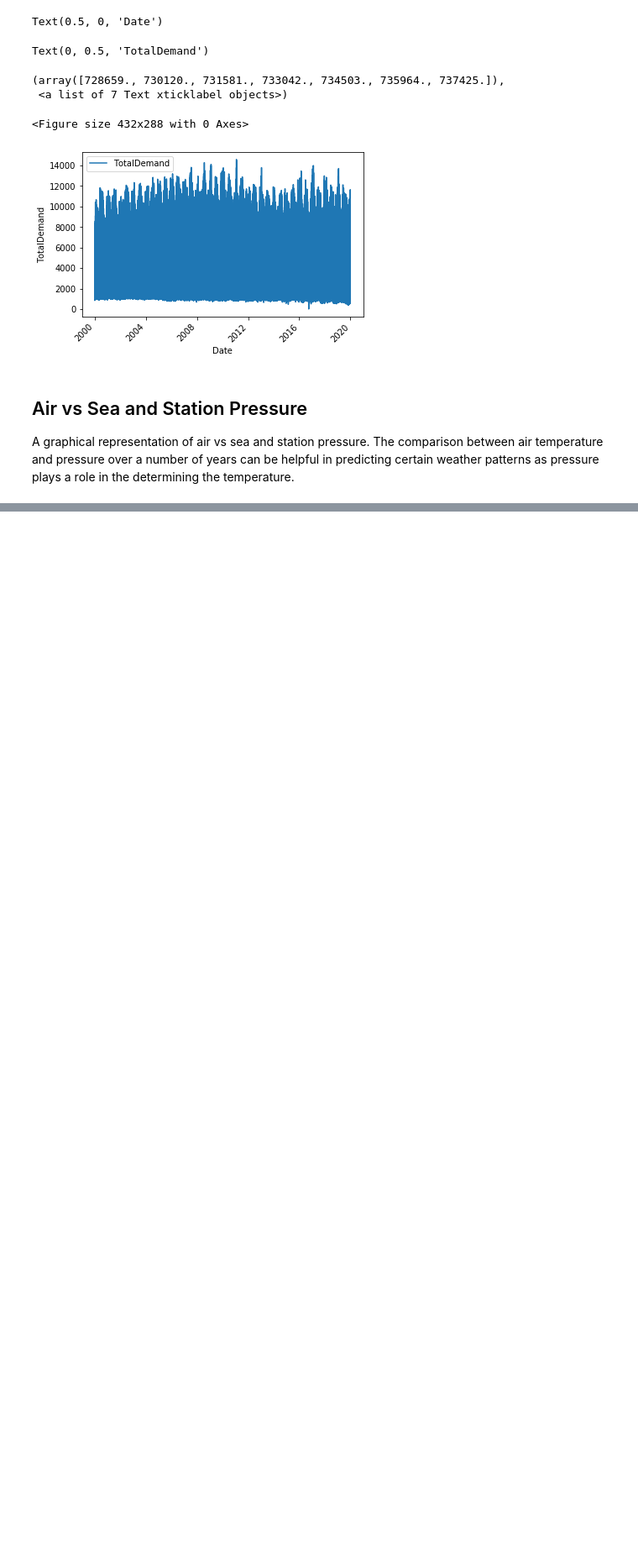
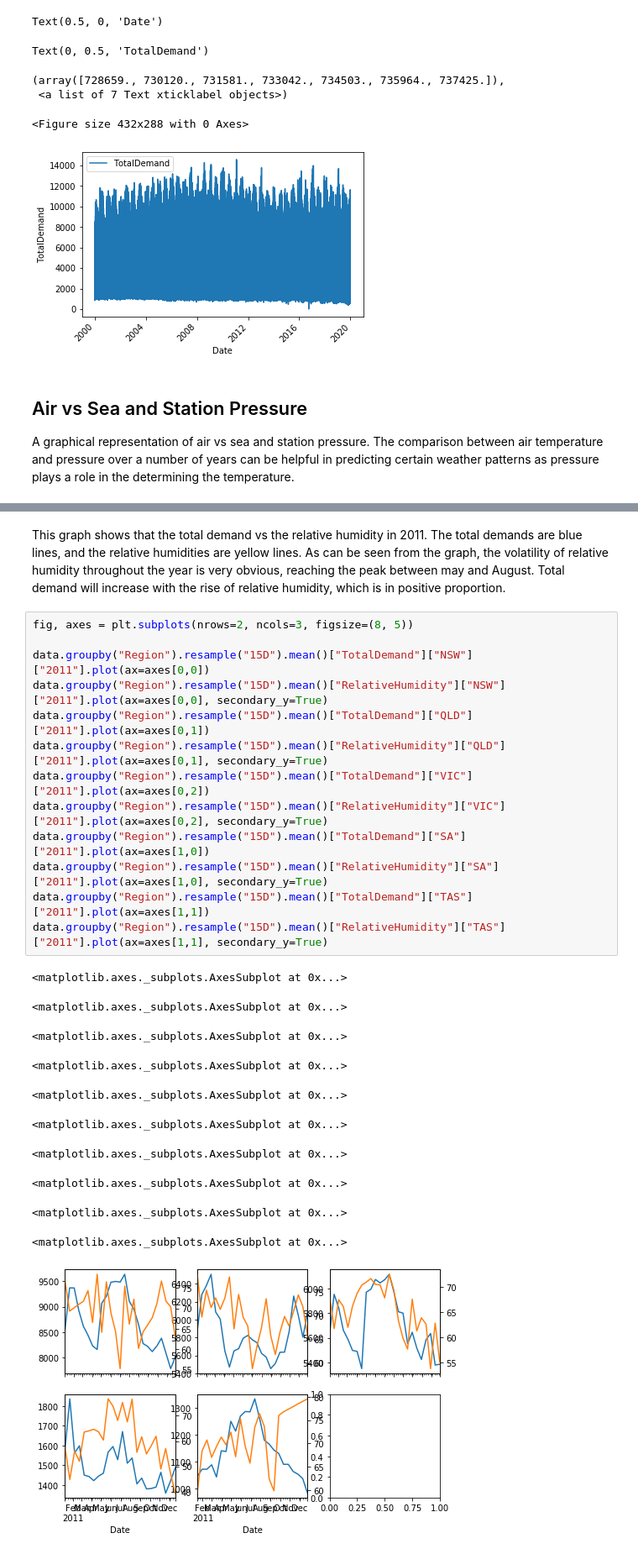
Before and after one commit to KamWithK/Temp2Enrgy, a Jupyter notebook: src/Graphs and Stats.ipynb, the cells around one changed output, grey strips where cells are left out. Shown: that part at 84% size. Saved outputs shown, nothing was run; the diff lists cells and outputs as text; blank space fills up the shorter version.

```diff
--- a/src/Graphs and Stats.ipynb
+++ b/src/Graphs and Stats.ipynb
@@ -137,0 +231,30 @@ plt.show()
+# %% [markdown]
+This graph shows that the total demand vs the relative humidity in 2011.
+The total demands are blue lines, and the relative humidities are yellow lines.
+As can be seen from the graph, the volatility of relative humidity throughout the year is very obvious, reaching the peak between may and August.
+Total demand will increase with the rise of relative humidity, which is in positive proportion.
+# %%
+fig, axes = plt.subplots(nrows=2, ncols=3, figsize=(8, 5))
+
+data.groupby("Region").resample("15D").mean()["TotalDemand"]["NSW"]["2011"].plot(ax=axes[0,0])
+data.groupby("Region").resample("15D").mean()["RelativeHumidity"]["NSW"]["2011"].plot(ax=axes[0,0], secondary_y=True)
+data.groupby("Region").resample("15D").mean()["TotalDemand"]["QLD"]["2011"].plot(ax=axes[0,1])
+data.groupby("Region").resample("15D").mean()["RelativeHumidity"]["QLD"]["2011"].plot(ax=axes[0,1], secondary_y=True)
+data.groupby("Region").resample("15D").mean()["TotalDemand"]["VIC"]["2011"].plot(ax=axes[0,2])
+data.groupby("Region").resample("15D").mean()["RelativeHumidity"]["VIC"]["2011"].plot(ax=axes[0,2], secondary_y=True)
+data.groupby("Region").resample("15D").mean()["TotalDemand"]["SA"]["2011"].plot(ax=axes[1,0])
+data.groupby("Region").resample("15D").mean()["RelativeHumidity"]["SA"]["2011"].plot(ax=axes[1,0], secondary_y=True)
+data.groupby("Region").resample("15D").mean()["TotalDemand"]["TAS"]["2011"].plot(ax=axes[1,1])
+data.groupby("Region").resample("15D").mean()["RelativeHumidity"]["TAS"]["2011"].plot(ax=axes[1,1], secondary_y=True)
+# %% [output]
+<matplotlib.axes._subplots.AxesSubplot at 0x...>
+<matplotlib.axes._subplots.AxesSubplot at 0x...>
+<matplotlib.axes._subplots.AxesSubplot at 0x...>
+<matplotlib.axes._subplots.AxesSubplot at 0x...>
+<matplotlib.axes._subplots.AxesSubplot at 0x...>
+<matplotlib.axes._subplots.AxesSubplot at 0x...>
+<matplotlib.axes._subplots.AxesSubplot at 0x...>
+<matplotlib.axes._subplots.AxesSubplot at 0x...>
+<matplotlib.axes._subplots.AxesSubplot at 0x...>
+<matplotlib.axes._subplots.AxesSubplot at 0x...>
+[figure, added]
```
Also changed, not shown: parts of 18 cells of this notebook.
